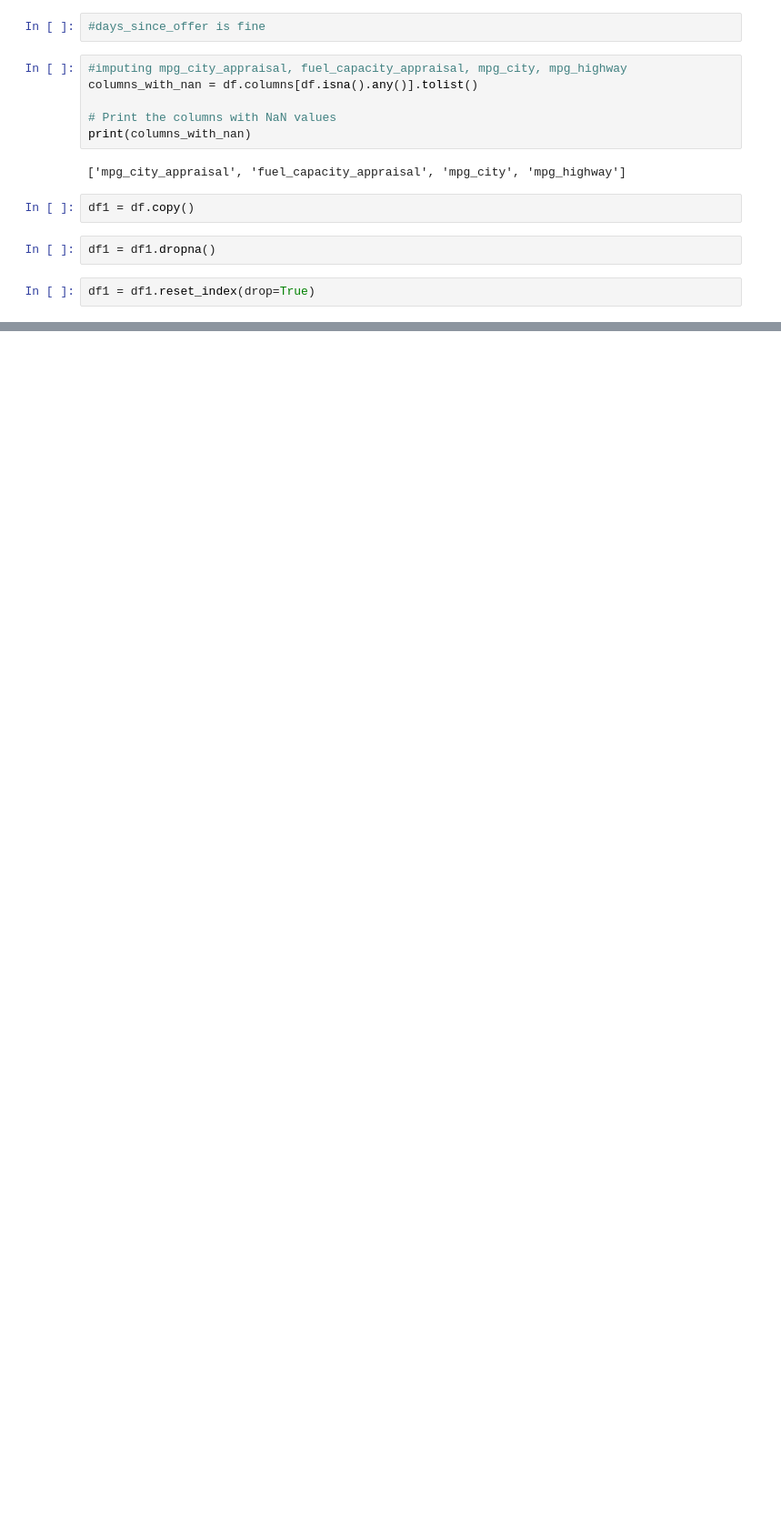
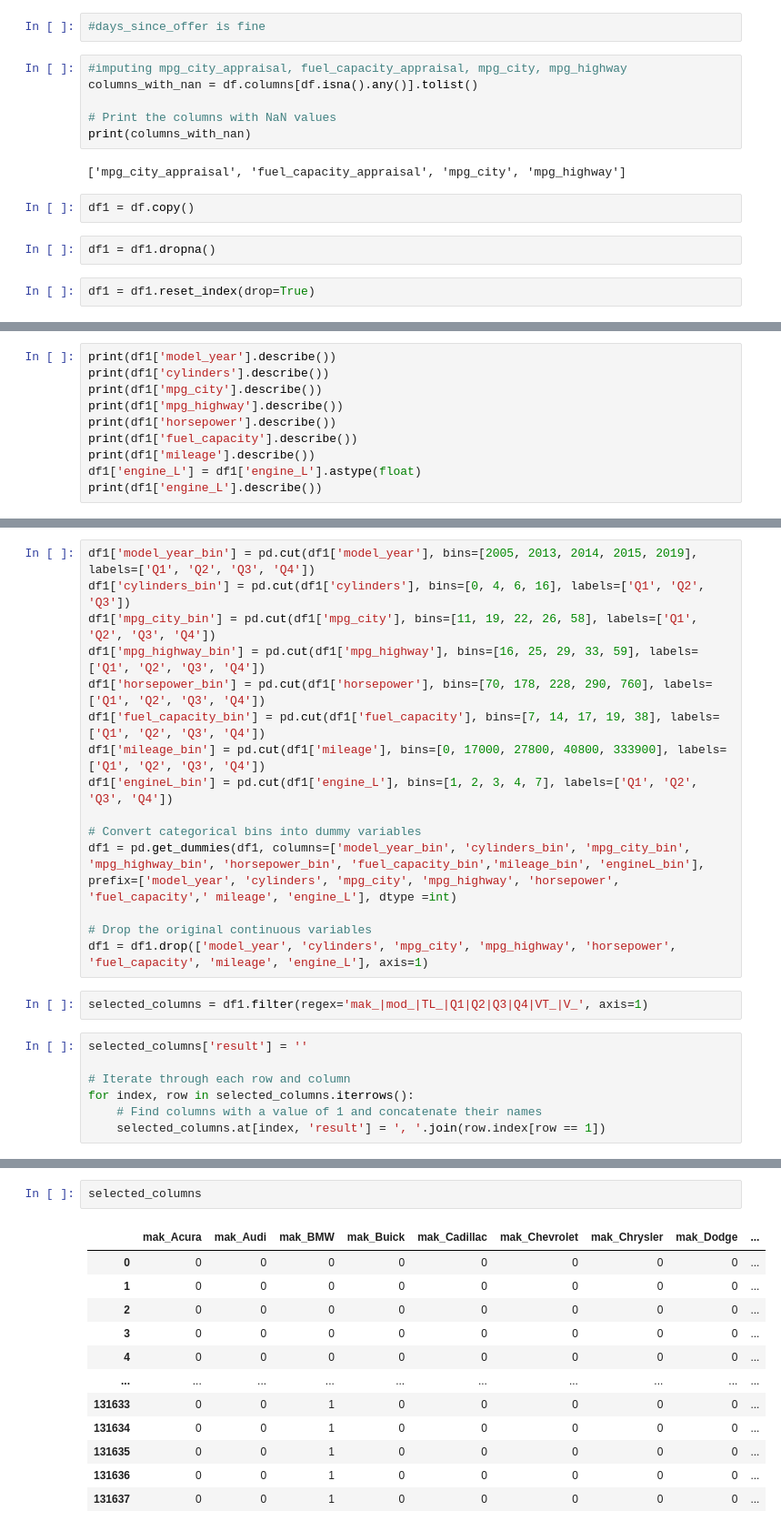
Before and after one commit to jazhu1/CarMaxAnalysis, a Jupyter notebook: data/Cleaning.ipynb, the cells around one changed output, grey strips where cells are left out. Shown at 91% size. Cells and saved outputs as stored; diff of their text form; blank space fills up the shorter version.

```diff
--- a/data/Cleaning.ipynb
+++ b/data/Cleaning.ipynb
@@ -217,0 +220,10 @@ df1 = df1.reset_index(drop=True)
+# %%
+print(df1['model_year'].describe())
+print(df1['cylinders'].describe())
+print(df1['mpg_city'].describe())
+print(df1['mpg_highway'].describe())
+print(df1['horsepower'].describe())
+print(df1['fuel_capacity'].describe())
+print(df1['mileage'].describe())
+df1['engine_L'] = df1['engine_L'].astype(float)
+print(df1['engine_L'].describe())
@@ -217,0 +248,24 @@ df1 = df1.reset_index(drop=True)
+# %%
+df1['model_year_bin'] = pd.cut(df1['model_year'], bins=[2005, 2013, 2014, 2015, 2019], labels=['Q1', 'Q2', 'Q3', 'Q4'])
+df1['cylinders_bin'] = pd.cut(df1['cylinders'], bins=[0, 4, 6, 16], labels=['Q1', 'Q2', 'Q3'])
+df1['mpg_city_bin'] = pd.cut(df1['mpg_city'], bins=[11, 19, 22, 26, 58], labels=['Q1', 'Q2', 'Q3', 'Q4'])
+df1['mpg_highway_bin'] = pd.cut(df1['mpg_highway'], bins=[16, 25, 29, 33, 59], labels=['Q1', 'Q2', 'Q3', 'Q4'])
+df1['horsepower_bin'] = pd.cut(df1['horsepower'], bins=[70, 178, 228, 290, 760], labels=['Q1', 'Q2', 'Q3', 'Q4'])
+df1['fuel_capacity_bin'] = pd.cut(df1['fuel_capacity'], bins=[7, 14, 17, 19, 38], labels=['Q1', 'Q2', 'Q3', 'Q4'])
+df1['mileage_bin'] = pd.cut(df1['mileage'], bins=[0, 17000, 27800, 40800, 333900], labels=['Q1', 'Q2', 'Q3', 'Q4'])
+df1['engineL_bin'] = pd.cut(df1['engine_L'], bins=[1, 2, 3, 4, 7], labels=['Q1', 'Q2', 'Q3', 'Q4'])
+
+# Convert categorical bins into dummy variables
+df1 = pd.get_dummies(df1, columns=['model_year_bin', 'cylinders_bin', 'mpg_city_bin', 'mpg_highway_bin', 'horsepower_bin', 'fuel_capacity_bin','mileage_bin', 'engineL_bin'], prefix=['model_year', 'cylinders', 'mpg_city', 'mpg_highway', 'horsepower', 'fuel_capacity',' mileage', 'engine_L'], dtype =int)
+
+# Drop the original continuous variables
+df1 = df1.drop(['model_year', 'cylinders', 'mpg_city', 'mpg_highway', 'horsepower', 'fuel_capacity', 'mileage', 'engine_L'], axis=1)
+# %%
+selected_columns = df1.filter(regex='mak_|mod_|TL_|Q1|Q2|Q3|Q4|VT_|V_', axis=1)
+# %%
+selected_columns['result'] = ''
+
+# Iterate through each row and column
+for index, row in selected_columns.iterrows():
+    # Find columns with a value of 1 and concatenate their names
+    selected_columns.at[index, 'result'] = ', '.join(row.index[row == 1])
@@ -217,0 +278,15 @@ df1 = df1.reset_index(drop=True)
+# %%
+selected_columns
+# %% [output]
+|  | mak_Acura | mak_Audi | mak_BMW | mak_Buick | mak_Cadillac | mak_Chevrolet | mak_Chrysler | mak_Dodge | ... |
+| 0 | 0 | 0 | 0 | 0 | 0 | 0 | 0 | 0 | ... |
+| 1 | 0 | 0 | 0 | 0 | 0 | 0 | 0 | 0 | ... |
+| 2 | 0 | 0 | 0 | 0 | 0 | 0 | 0 | 0 | ... |
+| 3 | 0 | 0 | 0 | 0 | 0 | 0 | 0 | 0 | ... |
+| 4 | 0 | 0 | 0 | 0 | 0 | 0 | 0 | 0 | ... |
+| ... | ... | ... | ... | ... | ... | ... | ... | ... | ... |
+| 131633 | 0 | 0 | 1 | 0 | 0 | 0 | 0 | 0 | ... |
+| 131634 | 0 | 0 | 1 | 0 | 0 | 0 | 0 | 0 | ... |
+| 131635 | 0 | 0 | 1 | 0 | 0 | 0 | 0 | 0 | ... |
+| 131636 | 0 | 0 | 1 | 0 | 0 | 0 | 0 | 0 | ... |
+| 131637 | 0 | 0 | 1 | 0 | 0 | 0 | 0 | 0 | ... |
```
Also changed, not shown: parts of 15 cells of this notebook.
